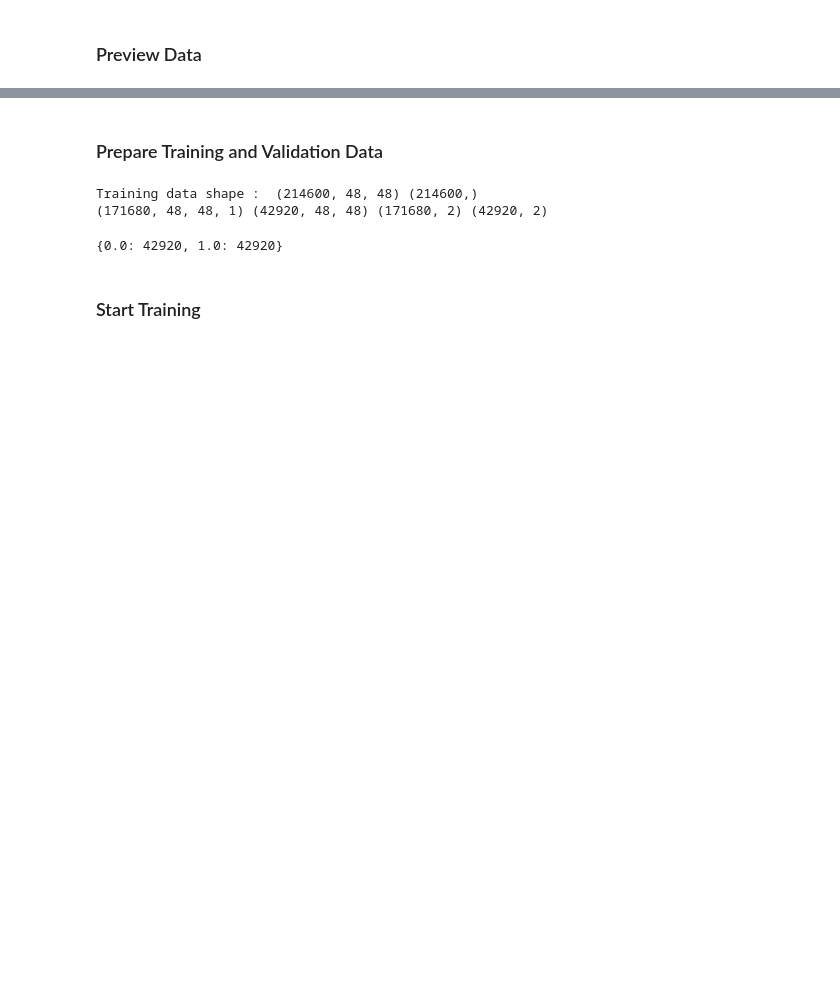
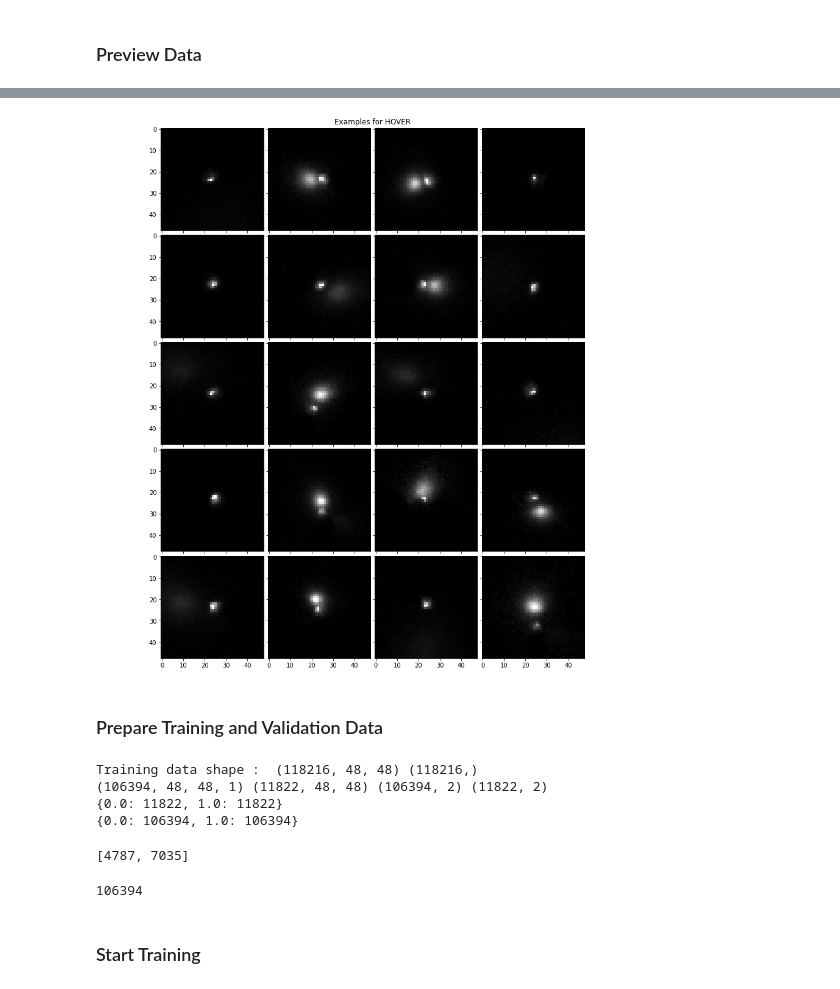
Before and after one commit to vigitia/IRPenTracking, a Jupyter notebook: evaluation/train_network.ipynb, the cells around one changed output, grey strips where cells are left out. Cells and saved outputs as stored; diff of their text form; code cells hidden in the pictures; blank space fills up the shorter version.

```diff
--- a/evaluation/train_network.ipynb
+++ b/evaluation/train_network.ipynb
@@ -137,3 +179,26 @@ for ax, im in zip(grid, image_list):
+# %%
+ROWS = 4
+COLUMS = 5
+
+
+image_list = []
+for i in range(ROWS*COLUMS):
+    image_list.append(random.sample(images_hover, 1)[0])
+
+
+fig = plt.figure(figsize=(16, 16))
+plt.title('Examples for HOVER')
+plt.axis('off')
+grid = ImageGrid(fig, 111,  # similar to subplot(111)
+                 nrows_ncols=(COLUMS, ROWS),  # creates 2x2 grid of axes
+                 axes_pad=0.1,  # pad between axes in inch.
+                 )
+
+for ax, im in zip(grid, image_list):
+    # Iterating over the grid returns the Axes.
+    ax.imshow(im, 'gray')
+# %% [output]
+[figure, added]
 # %% [markdown]
 ### Prepare Training and Validation Data
 # %%
@@ -147,18 +212,35 @@ train_X = train_X / 255.
 
 train_Y_one_hot = to_categorical(train_Y)
 
-train_X, valid_X, train_label, valid_label = train_test_split(train_X, train_Y_one_hot, test_size=0.2, random_state=13)
+train_X, valid_X, train_label, valid_label = train_test_split(train_X, train_Y_one_hot, test_size=0.1, random_state=13)
 
 train_X = train_X.reshape(-1, IMG_SIZE, IMG_SIZE, 1)
 
 print(train_X.shape, valid_X.shape, train_label.shape, valid_label.shape)
 
 unique, counts = np.unique(valid_label, return_counts=True)
-dict(zip(unique, counts))
+print(dict(zip(unique, counts)))
+
+unique, counts = np.unique(train_label, return_counts=True)
+
+print(dict(zip(unique, counts)))
 # %% [output]
-Training data shape :  (214600, 48, 48) (214600,)
-(171680, 48, 48, 1) (42920, 48, 48) (171680, 2) (42920, 2)
+Training data shape :  (118216, 48, 48) (118216,)
+(106394, 48, 48, 1) (11822, 48, 48) (106394, 2) (11822, 2)
+{0.0: 11822, 1.0: 11822}
+{0.0: 106394, 1.0: 106394}
-{0.0: 42920, 1.0: 42920}
+# %%
+l = [0, 0]
+for i in valid_label:
+    #print(i)
+    l[int(np.argmax(i))] += 1
+l
+# %% [output]
+[4787, 7035]
+# %%
+42869+63525
+# %% [output]
+106394
 # %% [markdown]
 ### Start Training
 # %%
```
Also changed, not shown: parts of 15 cells of this notebook, 4 other files.
